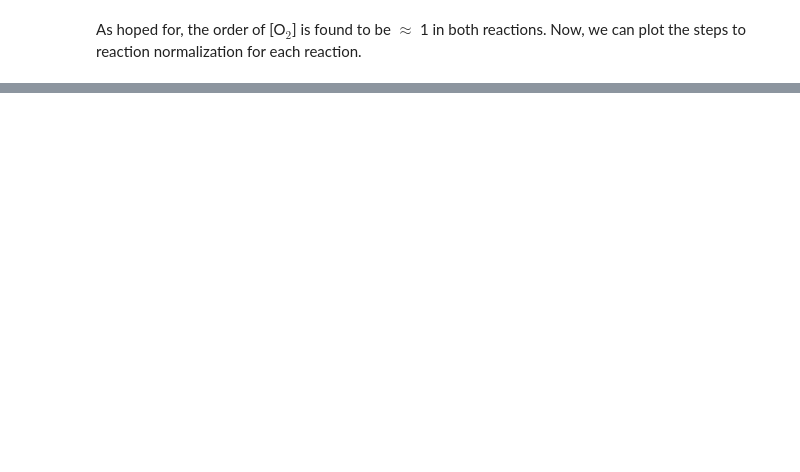
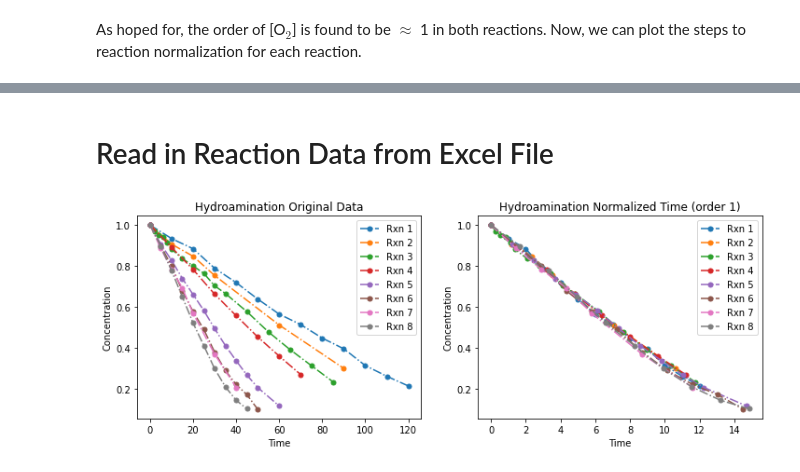
Before and after one commit to brettrhenderson/PyVTNA, a Jupyter notebook: notebooks/VTNA_Testing.ipynb, the cells around one changed output, grey strips where cells are left out. Drawn from its saved outputs; the diff is of its cells as text; code cells hidden in the pictures; blank space fills up the shorter version.

```diff
--- a/notebooks/VTNA_Testing.ipynb
+++ b/notebooks/VTNA_Testing.ipynb
@@ -207,0 +215,2 @@ plt.show()
+# %% [markdown]
+# Read in Reaction Data from Excel File
@@ -207,0 +219,21 @@ plt.show()
+# %%
+hydroamination = ExcelReader("sampledata/Hydroamination-Kinetics-Catalyst-Order.xlsx")
+cat_concs = [0.1, 0.118, 0.138, 0.16, 0.245, 0.29, 0.29, 0.33]
+
+# Normalize time with known catalyst order=1
+for i, rxn in enumerate(hydroamination.reaction_traces):
+    rxn['t_norm'] = normalize_time(rxn['t'].values, cat_concs[i], 1)
+# %%
+fig, (ax1, ax2) = plt.subplots(1, 2, figsize=(12, 4))
+for i, rxn in enumerate(hydroamination.reaction_traces):
+    ax1.plot(rxn['t'], rxn[hydroamination.reactant_names[0]], '-.', marker='o', ms=5, label=f'Rxn {i+1}')
+    ax2.plot(rxn['t_norm'], rxn[hydroamination.reactant_names[0]], '-.', marker='o', ms=5, label=f'Rxn {i+1}')
+for ax in [ax1, ax2]:
+    ax.set_xlabel('Time')
+    ax.set_ylabel('Concentration')
+    ax.legend()
+ax1.set_title('Hydroamination Original Data')
+ax2.set_title('Hydroamination Normalized Time (order 1)')
+plt.show()
+# %% [output]
+[figure, added]
```
Also changed, not shown: parts of 27 cells of this notebook, 4 other files.
